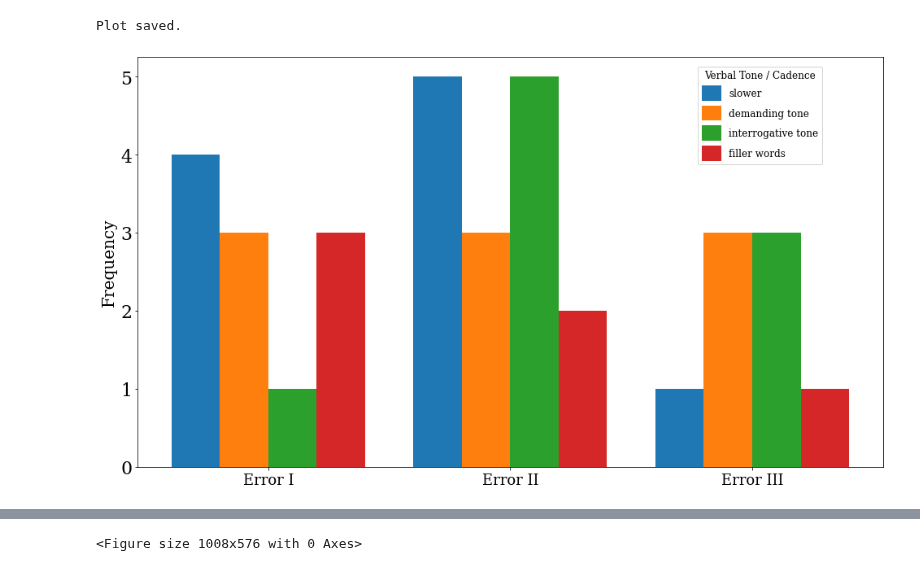
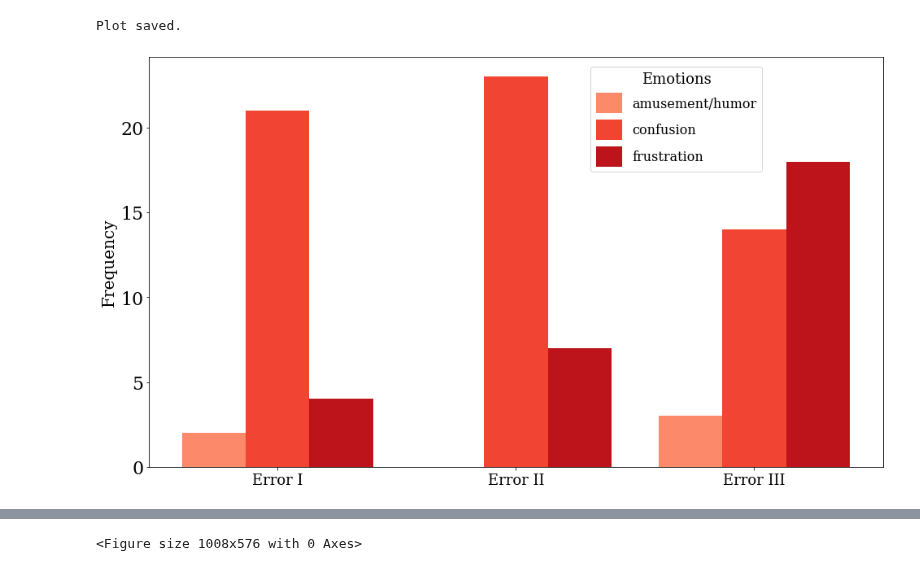
Before and after one commit to IRL-CT/badrobotsIRL, a Jupyter notebook: preprocessing/annotations/plot.ipynb, the cells around one changed output, grey strips where cells are left out. Saved outputs shown, nothing was run; the diff lists cells and outputs as text; code cells hidden in the pictures.

```diff
--- a/preprocessing/annotations/plot.ipynb
+++ b/preprocessing/annotations/plot.ipynb
@@ -163,69 +212,65 @@ emotion = ["amusement", "confusion", "frustration", "humor"]
 
 quitting = ["quitting"]
 # %%
-import pandas as pd
-import matplotlib.pyplot as plt
-import numpy as np
 import matplotlib.cm as cm
 
 annotation_list = [
     #"repeated prompt", "more specific/longer prompt", "swapping terms in prompt", "simpler prompt",
-    "slower", "demanding tone", "interrogative tone", "filler words",
-    # "amusement", "confusion", "frustration", "humor"
-    #  "quitting",
+    #"slower", "demanding tone", "interrogative tone", "filler words",
+    "amusement/humor", "confusion", "frustration",
+    #"quitting"
 ]
 
-annotation_name = "Verbal Tone / Cadence"
+annotation_name = "Emotions"
 
 data = pd.read_csv('sorted_nodbot_annotations_revised.csv')
 
 data['labels'] = data['labels'].fillna("").astype(str)
 
 data['labels'] = data['labels'].str.split(", ").apply(lambda x: [label for label in x if label in annotation_list])
-# data['labels'] = data['labels'].str.split(", ").apply(
-#     lambda x: ["amusement / humor" if label in ["amusement", "humor"] else label for label in x if label in annotation_list]
-# )
 
 data = data.explode('labels')
 
 grouped_data = data.groupby(['error', 'labels']).size().unstack(fill_value=0)
-#annotation_list_combined = ["amusement / humor", "confusion", "frustration"]
 
 grouped_data = grouped_data.reindex(columns=annotation_list, fill_value=0)
 
 errors = grouped_data.index
 annotations = grouped_data.columns
 num_annotations = len(annotations)
 bar_width = 0.8 / num_annotations
 x_positions = np.arange(len(errors))
 
+colors = cm.Reds(np.linspace(0.4, 0.8, num_annotations))
+
 plt.figure(figsize=(14, 8), facecolor='white')
 
-for i, annotation in enumerate(annotations):
+for i, (annotation, color) in enumerate(zip(annotations, colors)):
     plt.bar(
         x_positions + i * bar_width - bar_width * (num_annotations - 1) / 2,
         grouped_data[annotation],
         width=bar_width,
         label=annotation,
+        color=color
     )
 
 
 x_labels = ['Error I', 'Error II', 'Error III']
 plt.xticks(x_positions, x_labels, fontsize=18)
 
 plt.ylabel(f"Frequency", fontsize=20)
-plt.legend(title=annotation_name, title_fontsize=12, bbox_to_anchor=(0.75, 0.98), loc='upper left', fontsize=12, handleheight=2, handlelength=2, borderaxespad=0.1)
+plt.legend(title=annotation_name, title_fontsize=18, bbox_to_anchor=(0.60, 0.98), loc='upper left', fontsize=16, handleheight=2, handlelength=2, borderaxespad=0.1)
 
 plt.tight_layout()
 plt.rcParams.update({'font.size': 22})
 plt.rcParams.update({'font.family': 'serif'})
 
-#plt.savefig(f'plots/tone_cadence_annotations_histogram.png', format='png', dpi=500)
+plt.savefig(f'plots/emotion_annotations_histogram_wc.png', format='png', dpi=500)
 
 print("Plot saved.")
 # %% [output]
 Plot saved.
-[figure, old version]
+[figure, new version]
 # %%
 annotation_list = ["quitting"]
 
```
Also changed, not shown: parts of 9 cells of this notebook, 14 other files.
